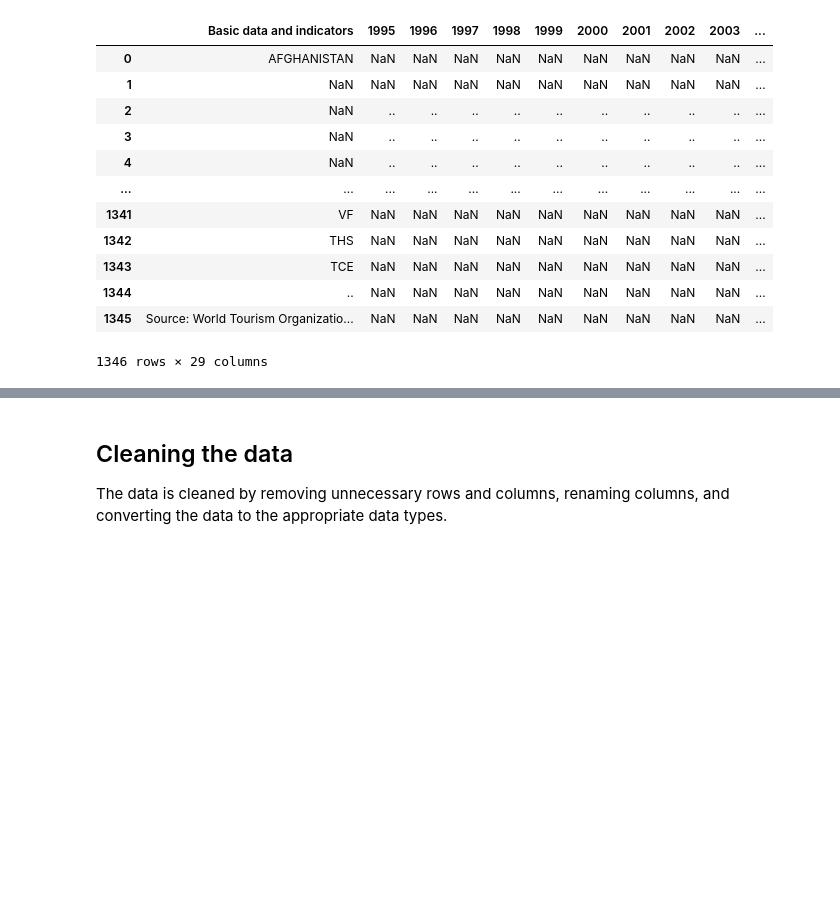
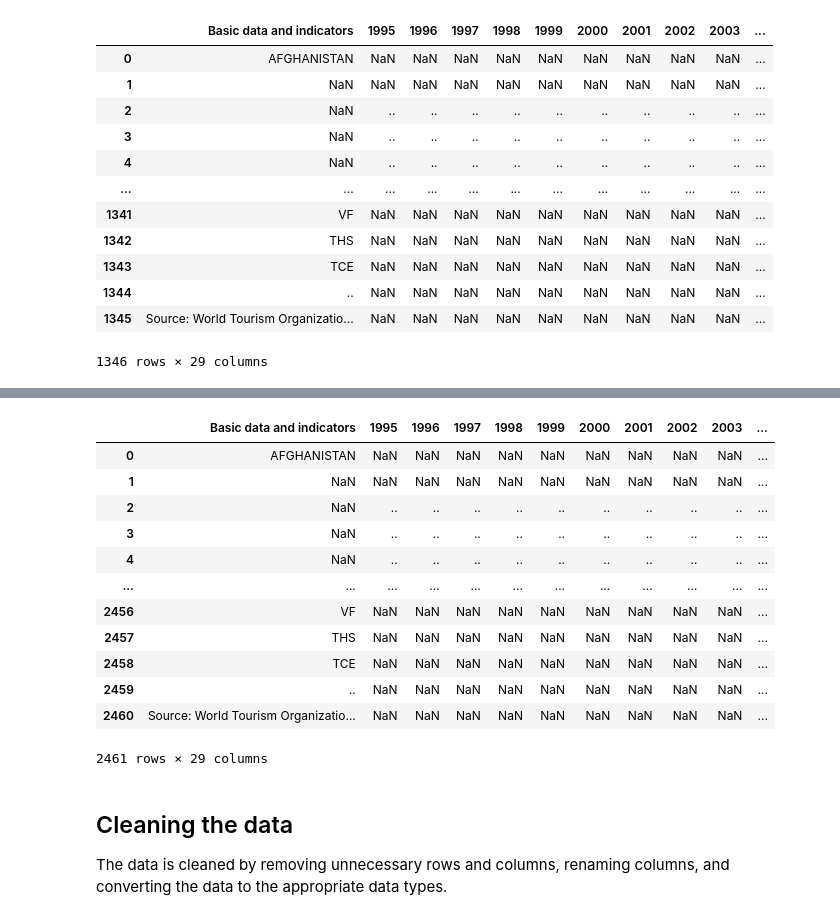
Before and after one commit to scottstossel/datasci-209-final-project, a Jupyter notebook: notebooks/Tourism_data_cleaning.ipynb, the cells around one changed output, grey strips where cells are left out. Saved outputs shown, nothing was run; the diff lists cells and outputs as text; code cells hidden in the pictures; blank space fills up the shorter version.

```diff
--- a/notebooks/Tourism_data_cleaning.ipynb
+++ b/notebooks/Tourism_data_cleaning.ipynb
@@ -223,3 +209,19 @@ display(df_transport)
+# %%
+display(df_regions)
+# %% [output]
+|  | Basic data and indicators | 1995 | 1996 | 1997 | 1998 | 1999 | 2000 | 2001 | 2002 | 2003 | ... |
+| 0 | AFGHANISTAN | NaN | NaN | NaN | NaN | NaN | NaN | NaN | NaN | NaN | ... |
+| 1 | NaN | NaN | NaN | NaN | NaN | NaN | NaN | NaN | NaN | NaN | ... |
+| 2 | NaN | .. | .. | .. | .. | .. | .. | .. | .. | .. | ... |
+| 3 | NaN | .. | .. | .. | .. | .. | .. | .. | .. | .. | ... |
+| 4 | NaN | .. | .. | .. | .. | .. | .. | .. | .. | .. | ... |
+| ... | ... | ... | ... | ... | ... | ... | ... | ... | ... | ... | ... |
+| 2456 | VF | NaN | NaN | NaN | NaN | NaN | NaN | NaN | NaN | NaN | ... |
+| 2457 | THS | NaN | NaN | NaN | NaN | NaN | NaN | NaN | NaN | NaN | ... |
+| 2458 | TCE | NaN | NaN | NaN | NaN | NaN | NaN | NaN | NaN | NaN | ... |
+| 2459 | .. | NaN | NaN | NaN | NaN | NaN | NaN | NaN | NaN | NaN | ... |
+| 2460 | Source: World Tourism Organizatio... | NaN | NaN | NaN | NaN | NaN | NaN | NaN | NaN | NaN | ... |
+2461 rows × 29 columns
 # %% [markdown]
 
 ## Cleaning the data
```
Also changed, not shown: parts of 12 cells of this notebook, 1 other file.
